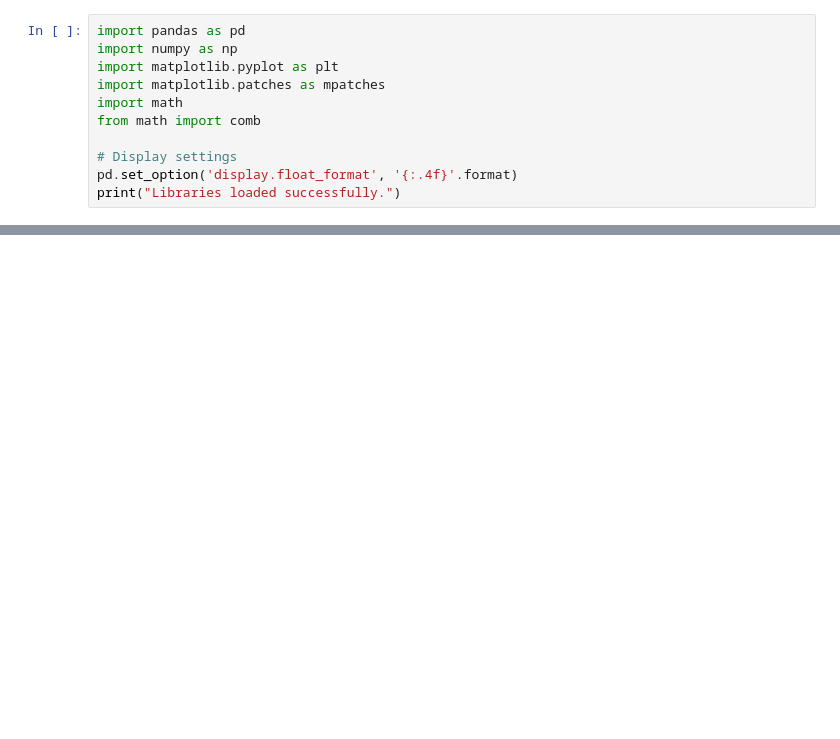
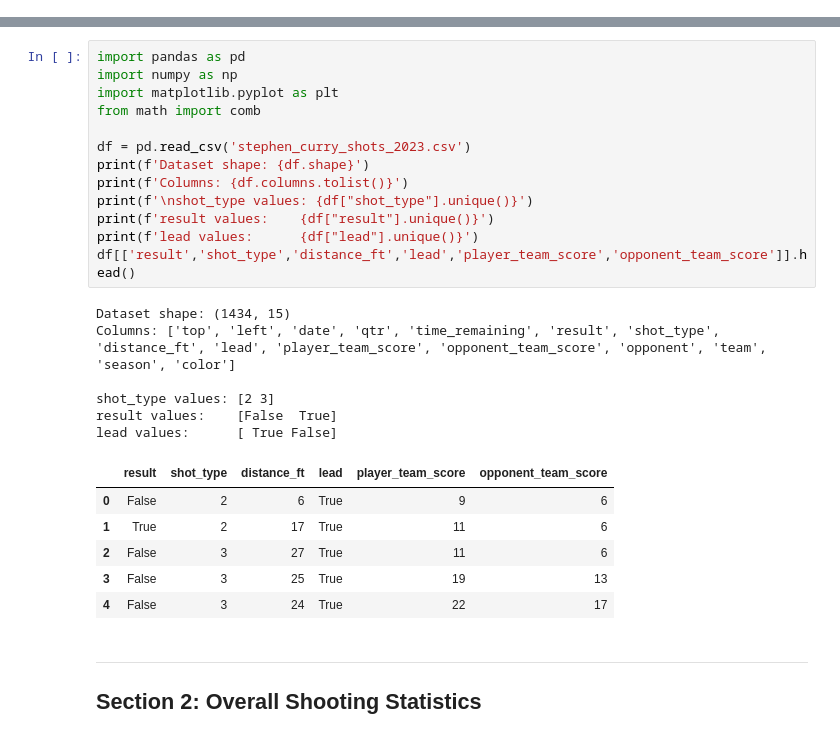
Before and after one commit to samsepassi1/School, a Jupyter notebook: nd588_basketball_probability/basketball_probability.ipynb, the cells around one changed output, grey strips where cells are left out. Cells and saved outputs as stored; diff of their text form; blank space fills up the shorter version.

```diff
--- a/nd588_basketball_probability/basketball_probability.ipynb
+++ b/nd588_basketball_probability/basketball_probability.ipynb
@@ -20,11 +0,0 @@ In this project, we analyze Stephen Curry's 2022-23 NBA regular season shot data
-# %%
-import pandas as pd
-import numpy as np
-import matplotlib.pyplot as plt
-import matplotlib.patches as mpatches
-import math
-from math import comb
-
-# Display settings
-pd.set_option('display.float_format', '{:.4f}'.format)
-print("Libraries loaded successfully.")
@@ -496,0 +21,29 @@ Dataset: Stephen Curry 2022-23 NBA Regular Season (1350 field goal attempts)
+# %%
+import pandas as pd
+import numpy as np
+import matplotlib.pyplot as plt
+from math import comb
+
+df = pd.read_csv('stephen_curry_shots_2023.csv')
+print(f'Dataset shape: {df.shape}')
+print(f'Columns: {df.columns.tolist()}')
+print(f'\nshot_type values: {df["shot_type"].unique()}')
+print(f'result values:    {df["result"].unique()}')
+print(f'lead values:      {df["lead"].unique()}')
+df[['result','shot_type','distance_ft','lead','player_team_score','opponent_team_score']].head()
+# %% [output]
+Dataset shape: (1434, 15)
+Columns: ['top', 'left', 'date', 'qtr', 'time_remaining', 'result', 'shot_type', 'distance_ft', 'lead', 'player_team_score', 'opponent_team_score', 'opponent', 'team', 'season', 'color']
+
+shot_type values: [2 3]
+result values:    [False  True]
+lead values:      [ True False]
+|  | result | shot_type | distance_ft | lead | player_team_score | opponent_team_score |
+| 0 | False | 2 | 6 | True | 9 | 6 |
+| 1 | True | 2 | 17 | True | 11 | 6 |
+| 2 | False | 3 | 27 | True | 11 | 6 |
+| 3 | False | 3 | 25 | True | 19 | 13 |
+| 4 | False | 3 | 24 | True | 22 | 17 |
+# %% [markdown]
+---
+## Section 2: Overall Shooting Statistics
```
Also changed, not shown: parts of 40 cells of this notebook, 2 other files.
